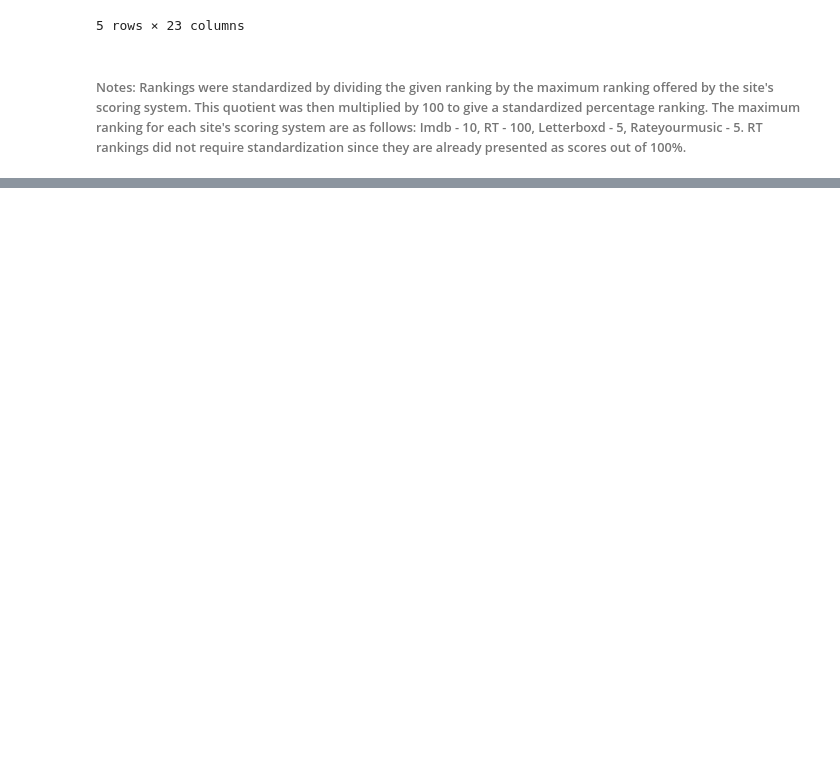
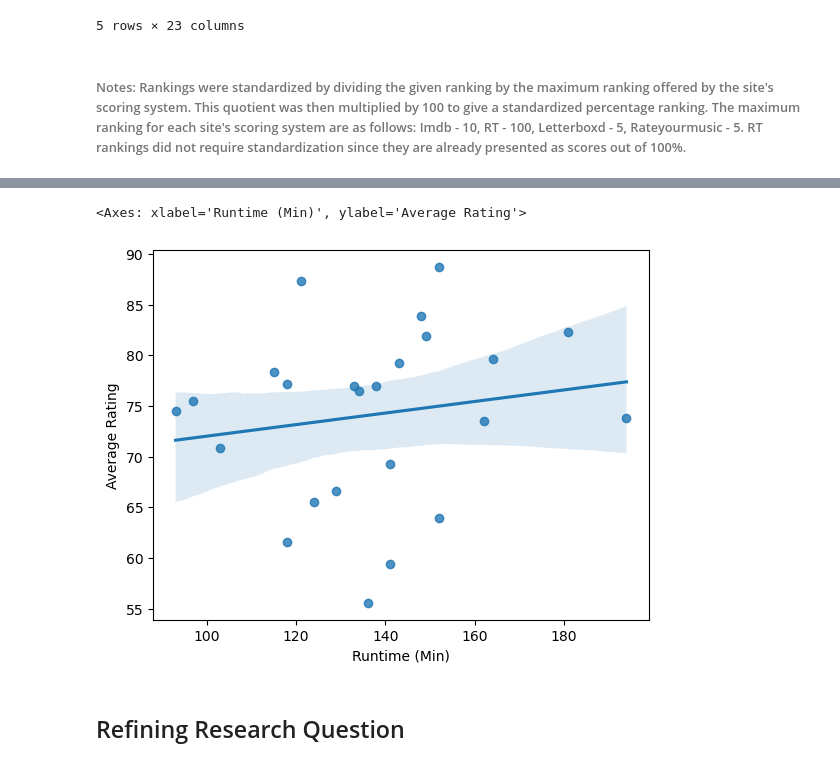
Before and after one commit to ubco-W2022T2-data301/project-group-group52, a Jupyter notebook: analysis/analysis2.ipynb, the cells around one changed output, grey strips where cells are left out. Drawn from its saved outputs; the diff is of its cells as text; code cells hidden in the pictures; blank space fills up the shorter version.

```diff
--- a/analysis/analysis2.ipynb
+++ b/analysis/analysis2.ipynb
@@ -194,0 +279,10 @@ rank.head()
+# %%
+# Runtime vs. Average Rating
+sns.regplot(data=comb,
+               x='Runtime (Min)',
+               y='Average Rating')
+# %% [output]
+<Axes: xlabel='Runtime (Min)', ylabel='Average Rating'>
+[figure, added]
+# %% [markdown]
+## Refining Research Question
```
Also changed, not shown: parts of 20 cells of this notebook, 1 other file.
